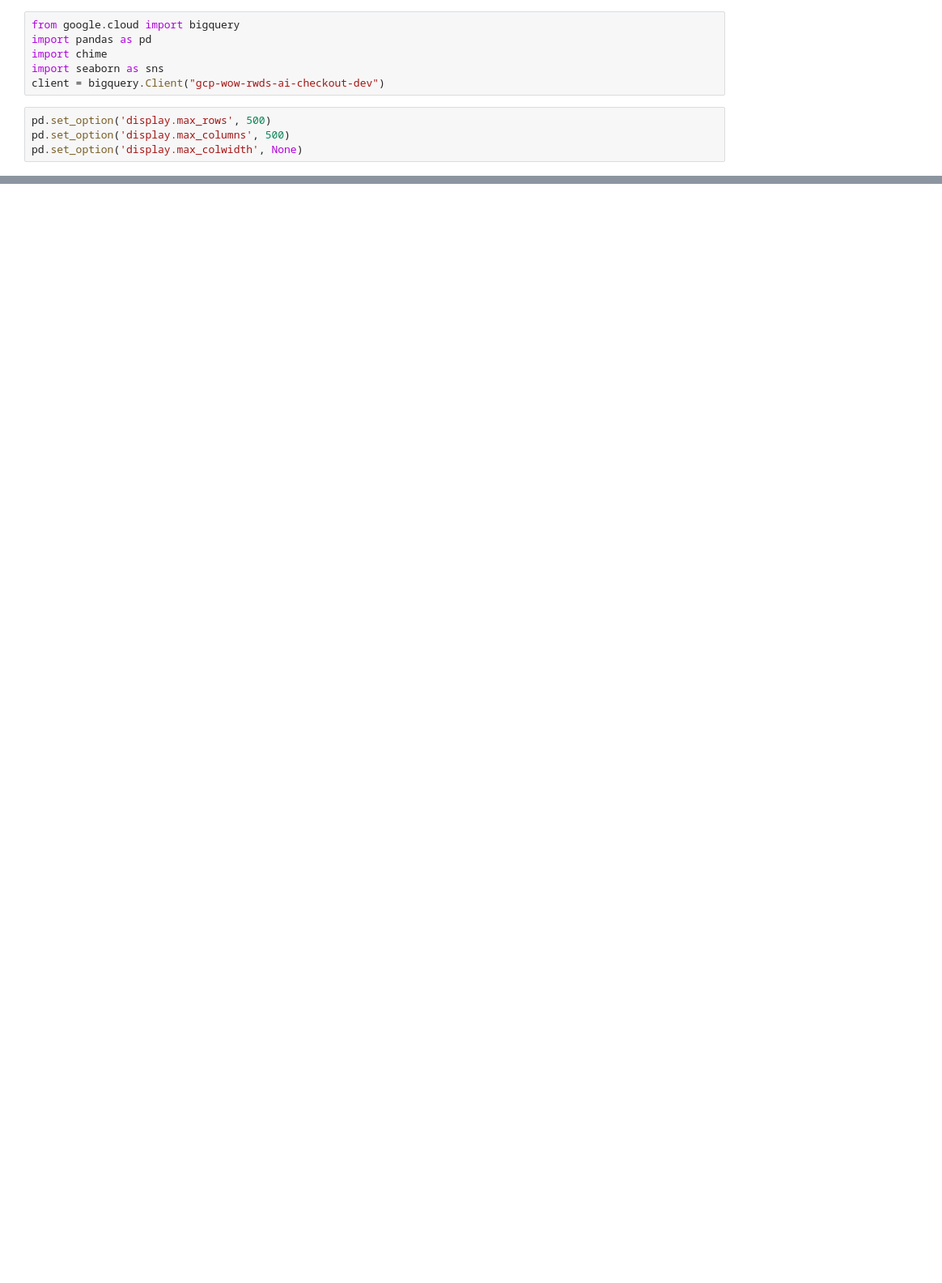
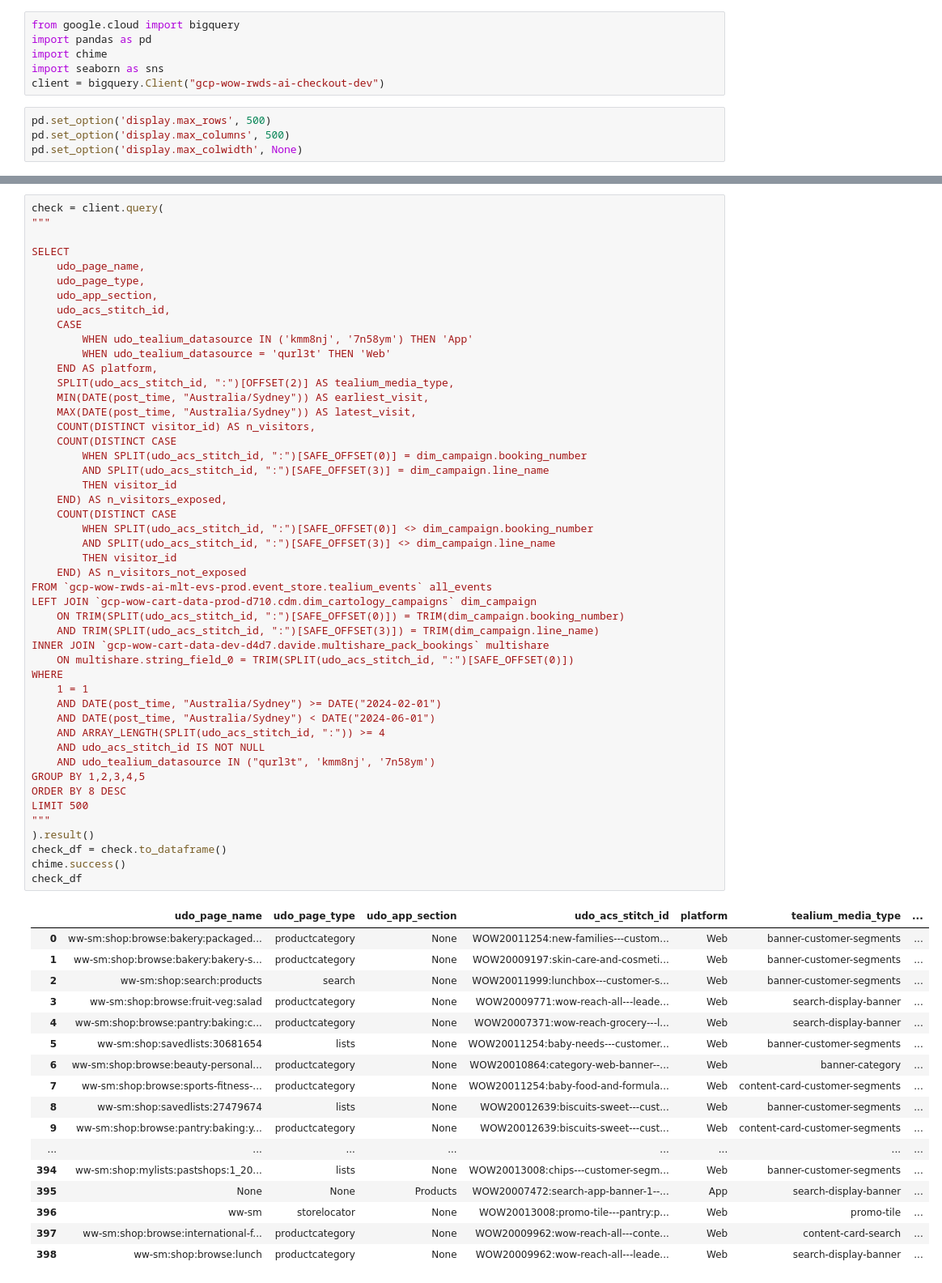
Before and after one commit to davelorino1/Cartology, a Jupyter notebook: Incrementality/DX Search Term Test Control Method.ipynb, the cells around one changed output, grey strips where cells are left out. Shown at 81% size. Drawn from its saved outputs; the diff is of its cells as text; blank space fills up the shorter version.

```diff
--- a/Incrementality/DX Search Term Test Control Method.ipynb
+++ b/Incrementality/DX Search Term Test Control Method.ipynb
@@ -221,0 +636,66 @@ check_df
+# %%
+check = client.query(
+"""
+
+SELECT
+    udo_page_name,
+    udo_page_type,
+    udo_app_section,
+    udo_acs_stitch_id,
+    CASE
+        WHEN udo_tealium_datasource IN ('kmm8nj', '7n58ym') THEN 'App'
+        WHEN udo_tealium_datasource = 'qurl3t' THEN 'Web'
+    END AS platform,
+    SPLIT(udo_acs_stitch_id, ":")[OFFSET(2)] AS tealium_media_type,
+    MIN(DATE(post_time, "Australia/Sydney")) AS earliest_visit,
+    MAX(DATE(post_time, "Australia/Sydney")) AS latest_visit,
+    COUNT(DISTINCT visitor_id) AS n_visitors,
+    COUNT(DISTINCT CASE
+        WHEN SPLIT(udo_acs_stitch_id, ":")[SAFE_OFFSET(0)] = dim_campaign.booking_number
+        AND SPLIT(udo_acs_stitch_id, ":")[SAFE_OFFSET(3)] = dim_campaign.line_name
+        THEN visitor_id
+    END) AS n_visitors_exposed,
+    COUNT(DISTINCT CASE
+        WHEN SPLIT(udo_acs_stitch_id, ":")[SAFE_OFFSET(0)] <> dim_campaign.booking_number
+        AND SPLIT(udo_acs_stitch_id, ":")[SAFE_OFFSET(3)] <> dim_campaign.line_name
+        THEN visitor_id
+    END) AS n_visitors_not_exposed
+FROM `gcp-wow-rwds-ai-mlt-evs-prod.event_store.tealium_events` all_events
+LEFT JOIN `gcp-wow-cart-data-prod-d710.cdm.dim_cartology_campaigns` dim_campaign
+    ON TRIM(SPLIT(udo_acs_stitch_id, ":")[SAFE_OFFSET(0)]) = TRIM(dim_campaign.booking_number)
+    AND TRIM(SPLIT(udo_acs_stitch_id, ":")[SAFE_OFFSET(3)]) = TRIM(dim_campaign.line_name)
+INNER JOIN `gcp-wow-cart-data-dev-d4d7.davide.multishare_pack_bookings` multishare
+    ON multishare.string_field_0 = TRIM(SPLIT(udo_acs_stitch_id, ":")[SAFE_OFFSET(0)])
+WHERE
+    1 = 1
+    AND DATE(post_time, "Australia/Sydney") >= DATE("2024-02-01")
+    AND DATE(post_time, "Australia/Sydney") < DATE("2024-06-01")
+    AND ARRAY_LENGTH(SPLIT(udo_acs_stitch_id, ":")) >= 4
+    AND udo_acs_stitch_id IS NOT NULL
+    AND udo_tealium_datasource IN ("qurl3t", 'kmm8nj', '7n58ym')
+GROUP BY 1,2,3,4,5
+ORDER BY 8 DESC
+LIMIT 500
+"""
+).result()
+check_df = check.to_dataframe()
+chime.success()
+check_df
+# %% [output]
+|  | udo_page_name | udo_page_type | udo_app_section | udo_acs_stitch_id | platform | tealium_media_type | ... |
+| 0 | ww-sm:shop:browse:bakery:packaged... | productcategory | None | WOW20011254:new-families---custom... | Web | banner-customer-segments | ... |
+| 1 | ww-sm:shop:browse:bakery:bakery-s... | productcategory | None | WOW20009197:skin-care-and-cosmeti... | Web | banner-customer-segments | ... |
+| 2 | ww-sm:shop:search:products | search | None | WOW20011999:lunchbox---customer-s... | Web | banner-customer-segments | ... |
+| 3 | ww-sm:shop:browse:fruit-veg:salad | productcategory | None | WOW20009771:wow-reach-all---leade... | Web | search-display-banner | ... |
+| 4 | ww-sm:shop:browse:pantry:baking:c... | productcategory | None | WOW20007371:wow-reach-grocery---l... | Web | search-display-banner | ... |
+| 5 | ww-sm:shop:savedlists:30681654 | lists | None | WOW20011254:baby-needs---customer... | Web | banner-customer-segments | ... |
+| 6 | ww-sm:shop:browse:beauty-personal... | productcategory | None | WOW20010864:category-web-banner--... | Web | banner-category | ... |
+| 7 | ww-sm:shop:browse:sports-fitness-... | productcategory | None | WOW20011254:baby-food-and-formula... | Web | content-card-customer-segments | ... |
+| 8 | ww-sm:shop:savedlists:27479674 | lists | None | WOW20012639:biscuits-sweet---cust... | Web | banner-customer-segments | ... |
+| 9 | ww-sm:shop:browse:pantry:baking:y... | productcategory | None | WOW20012639:biscuits-sweet---cust... | Web | content-card-customer-segments | ... |
+| ... | ... | ... | ... | ... | ... | ... | ... |
+| 394 | ww-sm:shop:mylists:pastshops:1_20... | lists | None | WOW20013008:chips---customer-segm... | Web | banner-customer-segments | ... |
+| 395 | None | None | Products | WOW20007472:search-app-banner-1--... | App | search-display-banner | ... |
+| 396 | ww-sm | storelocator | None | WOW20013008:promo-tile---pantry:p... | Web | promo-tile | ... |
+| 397 | ww-sm:shop:browse:international-f... | productcategory | None | WOW20009962:wow-reach-all---conte... | Web | content-card-search | ... |
+| 398 | ww-sm:shop:browse:lunch | productcategory | None | WOW20009962:wow-reach-all---leade... | Web | search-display-banner | ... |
```
Also changed, not shown: parts of 11 cells of this notebook, 25 other files.
